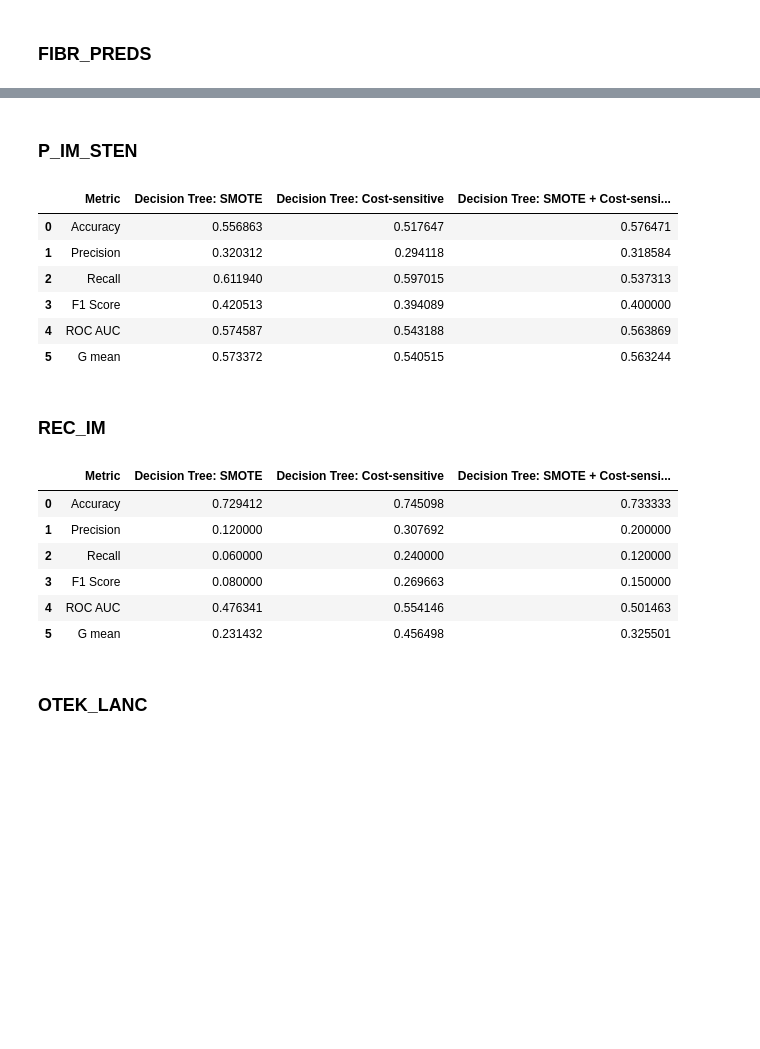
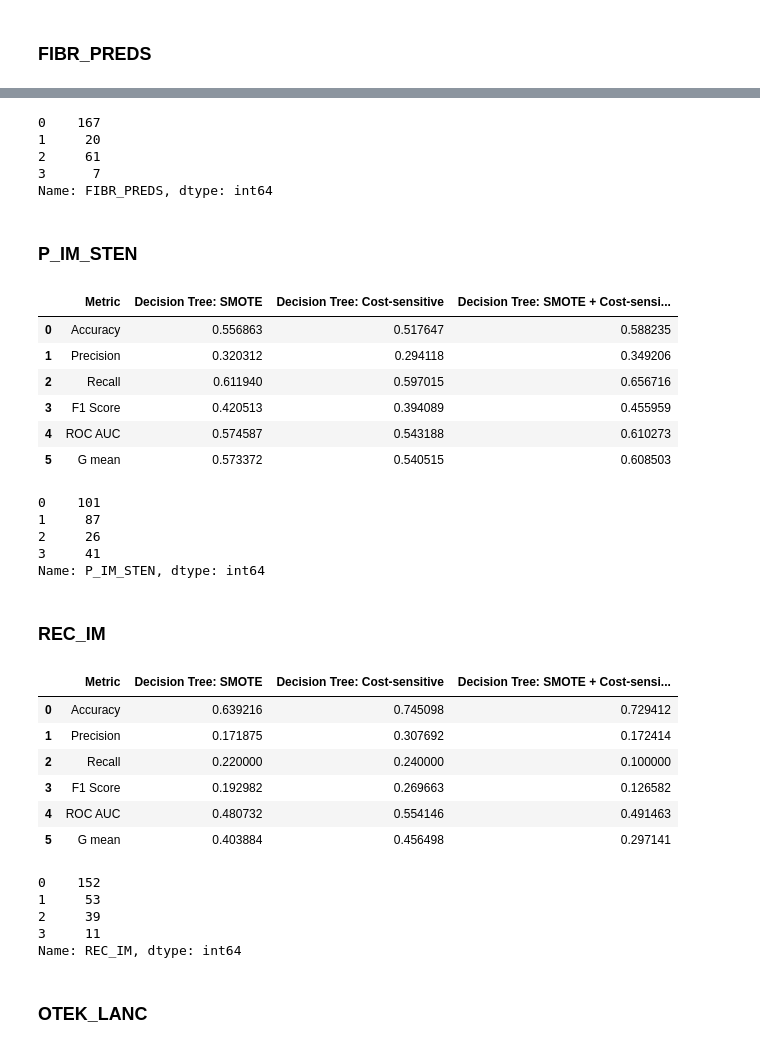
Before and after one commit to danghaidang04/Myocardial_Infraction_Complications_Analysis, a Jupyter notebook: DecisionTree.ipynb, the cells around one changed output, grey strips where cells are left out. Cells and saved outputs as stored; diff of their text form; code cells hidden in the pictures; blank space fills up the shorter version.

Commit message:
Adding confusion matrix and learning curve

```diff
--- a/DecisionTree.ipynb
+++ b/DecisionTree.ipynb
@@ -661,41 +773,68 @@ results_fibr_preds
+# %%
+# Confusion matrix
+val_SMOTE_balanced_conf["FIBR_PREDS"]
+# %% [output]
+0    167
+1     20
+2     61
+3      7
+Name: FIBR_PREDS, dtype: int64
 # %% [markdown]
 ### P_IM_STEN
 # %%
-results_p_im_sten = {"Metric": ["Accuracy", "Precision", "Recall", "F1 Score", "ROC AUC", "G mean"],
-                      "Decision Tree: SMOTE": results_SMOTE_balanced["P_IM_STEN"],
-                      "Decision Tree: Cost-sensitive": results_cost_sensitive["P_IM_STEN"],
-                      "Decision Tree: SMOTE + Cost-sensitive": results_SMOTE_cost_sensitive["P_IM_STEN"]}
-results_p_im_sten = pd.DataFrame(results_p_im_sten)
-results_p_im_sten.columns = ["Metric", "Decision Tree: SMOTE", "Decision Tree: Cost-sensitive", "Decision Tree: SMOTE + Cost-sensitive"]
+val_p_im_sten = {"Metric": ["Accuracy", "Precision", "Recall", "F1 Score", "ROC AUC", "G mean"],
+                      "Decision Tree: SMOTE": val_SMOTE_balanced["P_IM_STEN"],
+                      "Decision Tree: Cost-sensitive": val_cost_sensitive["P_IM_STEN"],
+                      "Decision Tree: SMOTE + Cost-sensitive": val_SMOTE_cost_sensitive["P_IM_STEN"]}
+val_p_im_sten = pd.DataFrame(val_p_im_sten)
+val_p_im_sten.columns = ["Metric", "Decision Tree: SMOTE", "Decision Tree: Cost-sensitive", "Decision Tree: SMOTE + Cost-sensitive"]
 
-results_p_im_sten
+val_p_im_sten
 # %% [output]
 |  | Metric | Decision Tree: SMOTE | Decision Tree: Cost-sensitive | Decision Tree: SMOTE + Cost-sensi... |
-| 0 | Accuracy | 0.556863 | 0.517647 | 0.576471 |
-| 1 | Precision | 0.320312 | 0.294118 | 0.318584 |
-| 2 | Recall | 0.611940 | 0.597015 | 0.537313 |
-| 3 | F1 Score | 0.420513 | 0.394089 | 0.400000 |
-| 4 | ROC AUC | 0.574587 | 0.543188 | 0.563869 |
-| 5 | G mean | 0.573372 | 0.540515 | 0.563244 |
+| 0 | Accuracy | 0.556863 | 0.517647 | 0.588235 |
+| 1 | Precision | 0.320312 | 0.294118 | 0.349206 |
+| 2 | Recall | 0.611940 | 0.597015 | 0.656716 |
+| 3 | F1 Score | 0.420513 | 0.394089 | 0.455959 |
+| 4 | ROC AUC | 0.574587 | 0.543188 | 0.610273 |
+| 5 | G mean | 0.573372 | 0.540515 | 0.608503 |
+# %%
+# Confusion matrix
+val_SMOTE_balanced_conf["P_IM_STEN"]
+# %% [output]
+0    101
+1     87
+2     26
+3     41
+Name: P_IM_STEN, dtype: int64
 # %% [markdown]
 ### REC_IM
 # %%
-results_rec_im = {"Metric": ["Accuracy", "Precision", "Recall", "F1 Score", "ROC AUC", "G mean"],
-                      "Decision Tree: SMOTE": results_SMOTE_balanced["REC_IM"],
-                      "Decision Tree: Cost-sensitive": results_cost_sensitive["REC_IM"],
-                      "Decision Tree: SMOTE + Cost-sensitive": results_SMOTE_cost_sensitive["REC_IM"]}
-results_rec_im = pd.DataFrame(results_rec_im)
-results_rec_im.columns = ["Metric", "Decision Tree: SMOTE", "Decision Tree: Cost-sensitive", "Decision Tree: SMOTE + Cost-sensitive"]
+val_rec_im = {"Metric": ["Accuracy", "Precision", "Recall", "F1 Score", "ROC AUC", "G mean"],
+                      "Decision Tree: SMOTE": val_SMOTE_balanced["REC_IM"],
+                      "Decision Tree: Cost-sensitive": val_cost_sensitive["REC_IM"],
+                      "Decision Tree: SMOTE + Cost-sensitive": val_SMOTE_cost_sensitive["REC_IM"]}
+val_rec_im = pd.DataFrame(val_rec_im)
+val_rec_im.columns = ["Metric", "Decision Tree: SMOTE", "Decision Tree: Cost-sensitive", "Decision Tree: SMOTE + Cost-sensitive"]
 
-results_rec_im
+val_rec_im
 # %% [output]
 |  | Metric | Decision Tree: SMOTE | Decision Tree: Cost-sensitive | Decision Tree: SMOTE + Cost-sensi... |
-| 0 | Accuracy | 0.729412 | 0.745098 | 0.733333 |
-| 1 | Precision | 0.120000 | 0.307692 | 0.200000 |
-| 2 | Recall | 0.060000 | 0.240000 | 0.120000 |
-| 3 | F1 Score | 0.080000 | 0.269663 | 0.150000 |
-| 4 | ROC AUC | 0.476341 | 0.554146 | 0.501463 |
-| 5 | G mean | 0.231432 | 0.456498 | 0.325501 |
+| 0 | Accuracy | 0.639216 | 0.745098 | 0.729412 |
+| 1 | Precision | 0.171875 | 0.307692 | 0.172414 |
+| 2 | Recall | 0.220000 | 0.240000 | 0.100000 |
+| 3 | F1 Score | 0.192982 | 0.269663 | 0.126582 |
+| 4 | ROC AUC | 0.480732 | 0.554146 | 0.491463 |
+| 5 | G mean | 0.403884 | 0.456498 | 0.297141 |
+# %%
+# Confusion matrix
+val_SMOTE_balanced_conf["REC_IM"]
+# %% [output]
+0    152
+1     53
+2     39
+3     11
+Name: REC_IM, dtype: int64
 # %% [markdown]
 ### OTEK_LANC
 # %%
```
Also changed, not shown: parts of 22 cells of this notebook, 1 other file.
